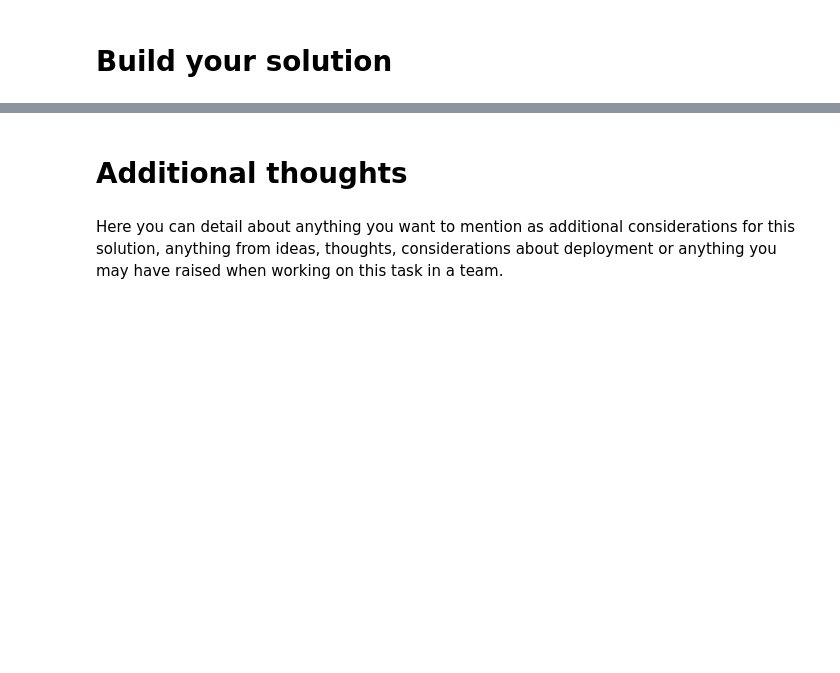
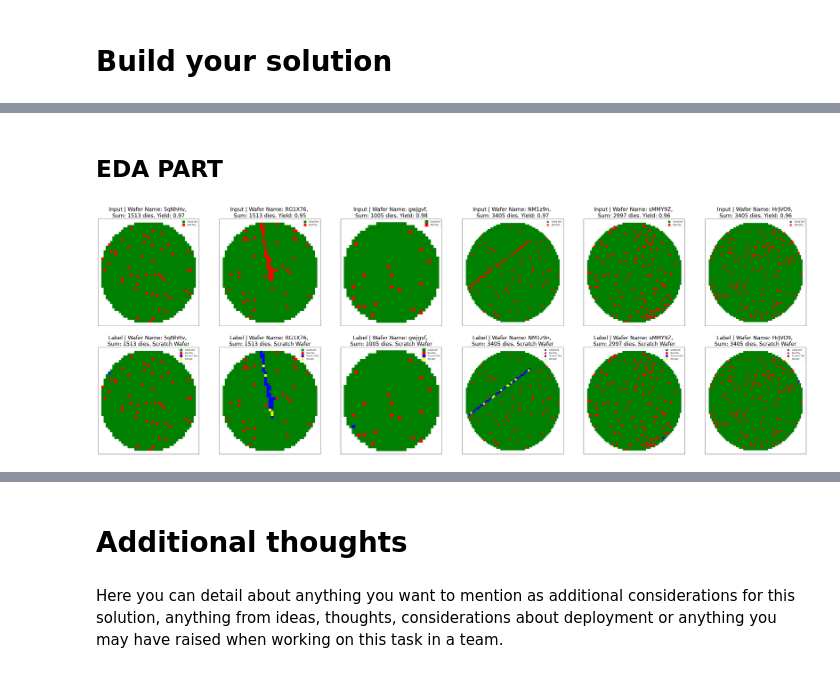
Before and after one commit to alex-shvachko/WaferScratchDetection, a Jupyter notebook: scratch_detection_assignment.ipynb, the cells around one changed output, grey strips where cells are left out. Cells and saved outputs as stored; diff of their text form; code cells hidden in the pictures; blank space fills up the shorter version.

```diff
--- a/scratch_detection_assignment.ipynb
+++ b/scratch_detection_assignment.ipynb
@@ -217,2 +221,7 @@ plot_wafer_maps(list_sample_test, figsize = 8, labels = False)
 # %%
 #TODO build your solution
+zf = zipfile.ZipFile('data.zip')
+df_wafers = pd.read_csv(zf.open('wafers_train.csv'))
+df_wafers_test = pd.read_csv(zf.open('wafers_test.csv'))
+
+df_wafers.describe()
@@ -218,0 +238,8 @@ plot_wafer_maps(list_sample_test, figsize = 8, labels = False)
+# %% [markdown]
+## EDA PART
+# %%
+n_samples = 6
+list_sample_train = [df_wafers.groupby('WaferName').get_group(group) for group in df_wafers['WaferName'].value_counts().sample(n_samples, random_state=111).index]
+plot_wafer_maps(list_sample_train, figsize = 8, labels = True)
+# %% [output]
+[figure, added]
```
Also changed, not shown: parts of 39 cells of this notebook, 3 other files.
